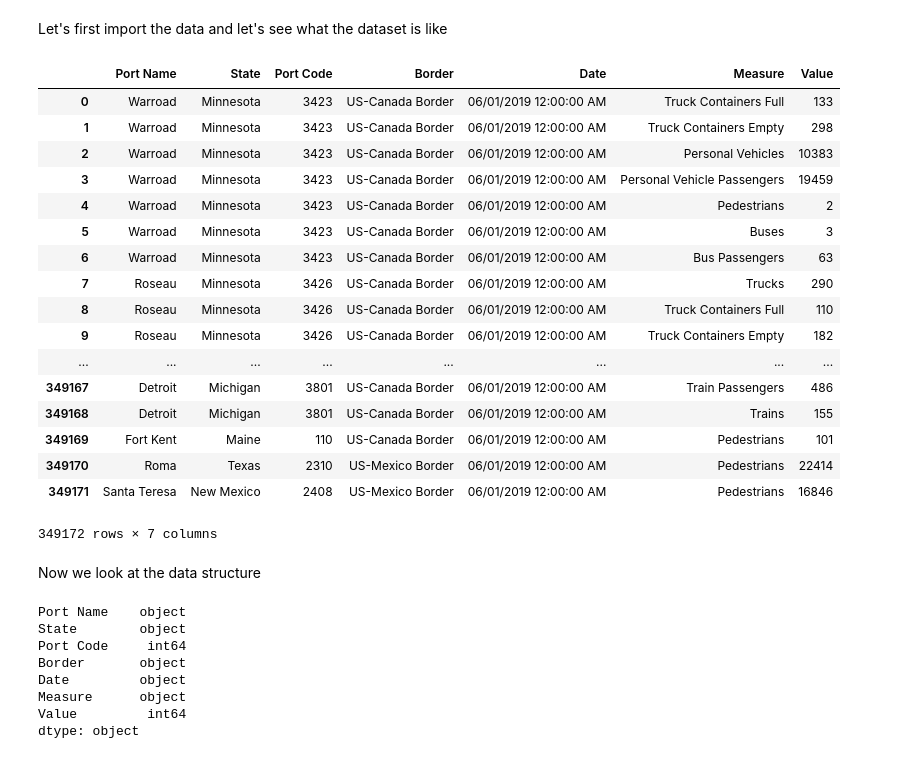
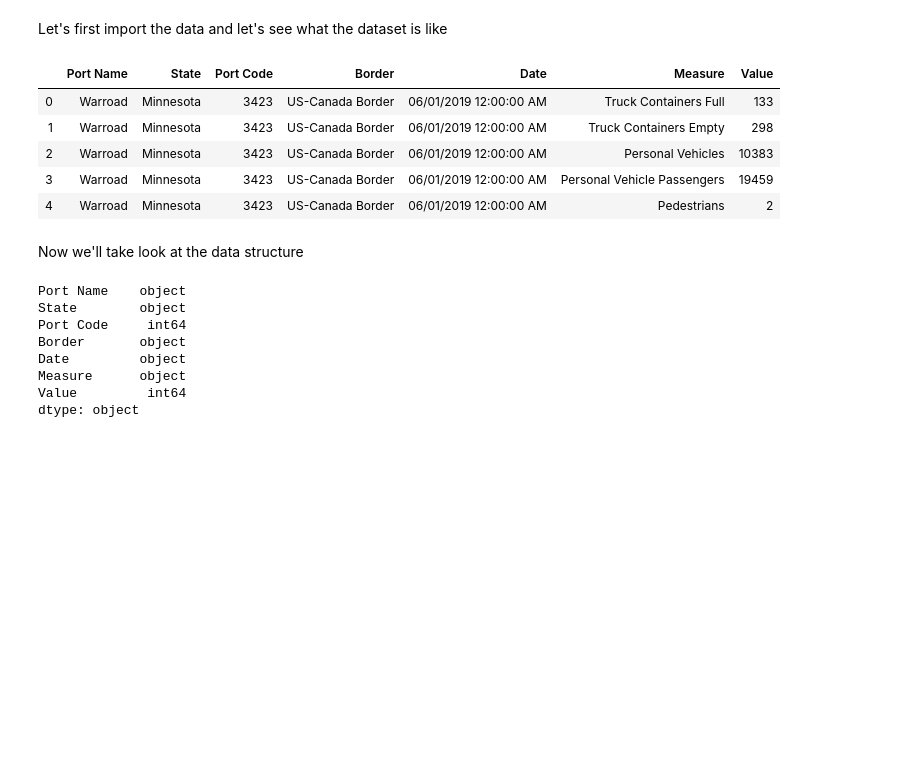
Before and after one commit to rnaua/DMML2019_Team_Swatch, a Jupyter notebook: code/Cleaning_master.ipynb, the cells around one changed output. Drawn from its saved outputs; the diff is of its cells as text; code cells hidden in the pictures; blank space fills up the shorter version.

```diff
--- a/code/Cleaning_master.ipynb
+++ b/code/Cleaning_master.ipynb
@@ -11,30 +11,18 @@ Let's first import the data and let's see what the dataset is like
 # %%
 # load dataset
 df=pd.read_csv("../data/Border_Crossing_Entry_Data.zip")
 # df = pd.read_csv("../data/data_with_position.zip") to be delated
 # "each row has a counting ("Value") for the crossing method ("Measure")"
-df
+df.head()
 # %% [output]
 |  | Port Name | State | Port Code | Border | Date | Measure | Value |
 | 0 | Warroad | Minnesota | 3423 | US-Canada Border | 06/01/2019 12:00:00 AM | Truck Containers Full | 133 |
 | 1 | Warroad | Minnesota | 3423 | US-Canada Border | 06/01/2019 12:00:00 AM | Truck Containers Empty | 298 |
 | 2 | Warroad | Minnesota | 3423 | US-Canada Border | 06/01/2019 12:00:00 AM | Personal Vehicles | 10383 |
 | 3 | Warroad | Minnesota | 3423 | US-Canada Border | 06/01/2019 12:00:00 AM | Personal Vehicle Passengers | 19459 |
 | 4 | Warroad | Minnesota | 3423 | US-Canada Border | 06/01/2019 12:00:00 AM | Pedestrians | 2 |
-| 5 | Warroad | Minnesota | 3423 | US-Canada Border | 06/01/2019 12:00:00 AM | Buses | 3 |
-| 6 | Warroad | Minnesota | 3423 | US-Canada Border | 06/01/2019 12:00:00 AM | Bus Passengers | 63 |
-| 7 | Roseau | Minnesota | 3426 | US-Canada Border | 06/01/2019 12:00:00 AM | Trucks | 290 |
-| 8 | Roseau | Minnesota | 3426 | US-Canada Border | 06/01/2019 12:00:00 AM | Truck Containers Full | 110 |
-| 9 | Roseau | Minnesota | 3426 | US-Canada Border | 06/01/2019 12:00:00 AM | Truck Containers Empty | 182 |
-| ... | ... | ... | ... | ... | ... | ... | ... |
-| 349167 | Detroit | Michigan | 3801 | US-Canada Border | 06/01/2019 12:00:00 AM | Train Passengers | 486 |
-| 349168 | Detroit | Michigan | 3801 | US-Canada Border | 06/01/2019 12:00:00 AM | Trains | 155 |
-| 349169 | Fort Kent | Maine | 110 | US-Canada Border | 06/01/2019 12:00:00 AM | Pedestrians | 101 |
-| 349170 | Roma | Texas | 2310 | US-Mexico Border | 06/01/2019 12:00:00 AM | Pedestrians | 22414 |
-| 349171 | Santa Teresa | New Mexico | 2408 | US-Mexico Border | 06/01/2019 12:00:00 AM | Pedestrians | 16846 |
-349172 rows × 7 columns
 # %% [markdown]
-Now we look at the data structure
+Now we'll take look at the data structure
 # %%
 # check data types of features
 df.dtypes
```
Also changed, not shown: parts of 47 cells of this notebook, 2 other files.
